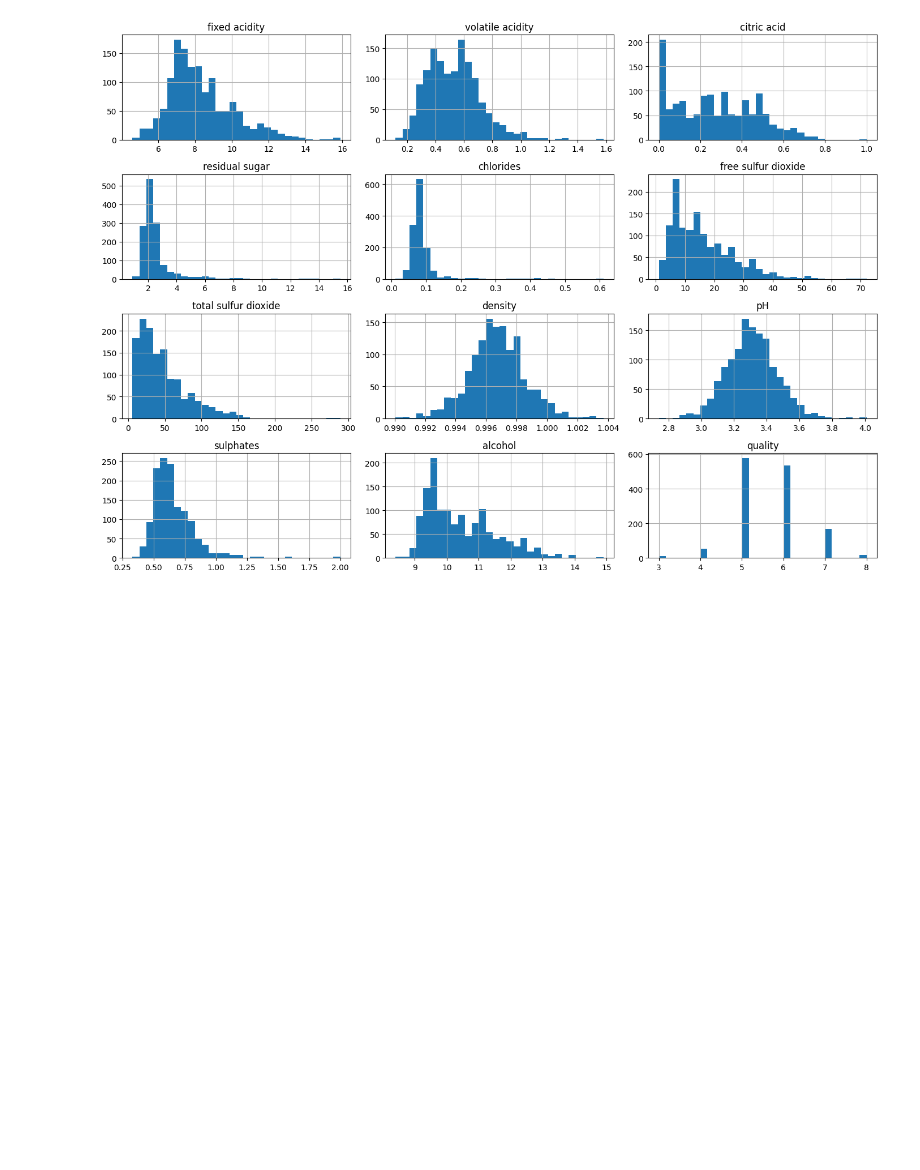
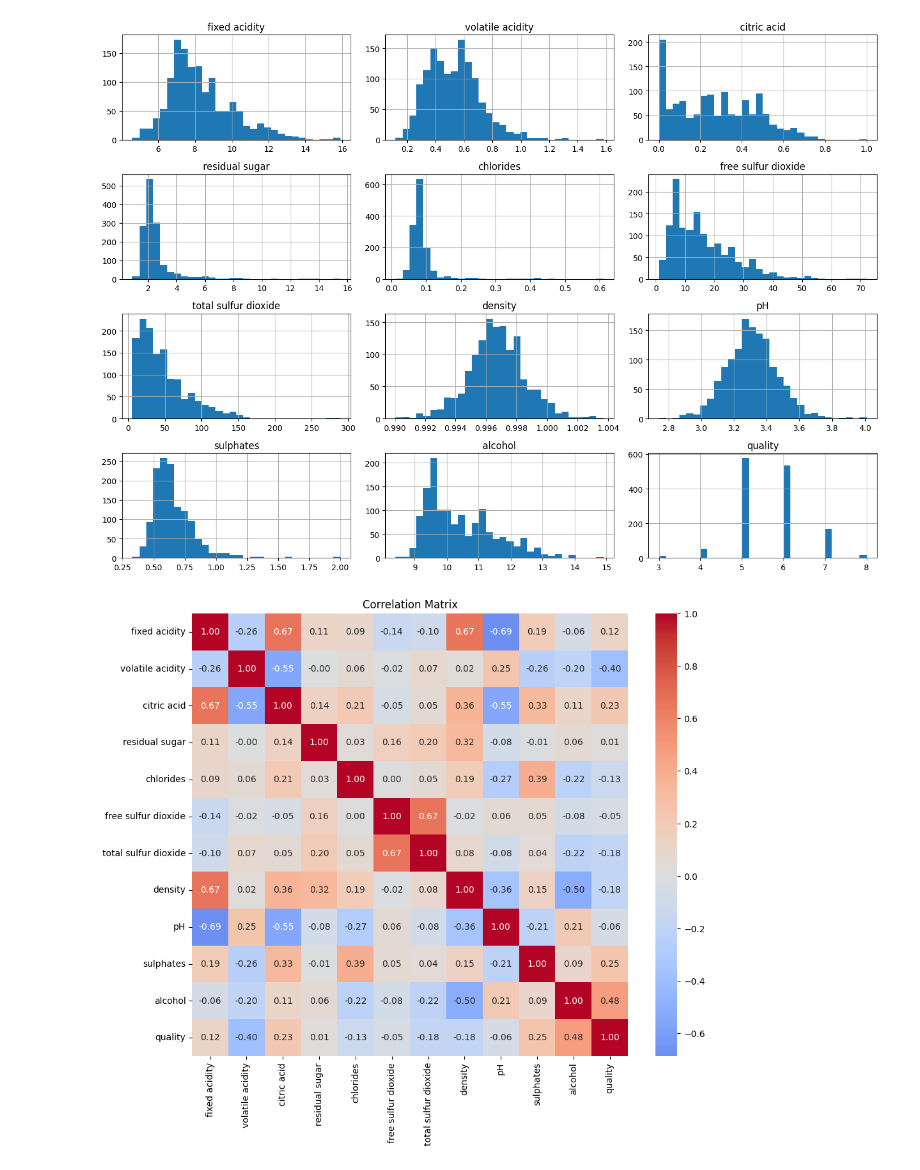
Before and after one commit to bratzaharia/django-react-CRUD, a Jupyter notebook: Project2_Wine_Quality_Scoring.ipynb, the cells around one changed output. Cells and saved outputs as stored; diff of their text form; code cells hidden in the pictures; blank space fills up the shorter version.

```diff
--- a/Project2_Wine_Quality_Scoring.ipynb
+++ b/Project2_Wine_Quality_Scoring.ipynb
@@ -175,3 +175,17 @@ plt.tight_layout()
 plt.show()
 # %% [output]
 [figure]
+# %%
+# Matricea de corelatie
+plt.figure(figsize=(11,9))
+sns.heatmap(
+    df.corr(),
+    annot=True,
+    fmt=".2f",
+    cmap="coolwarm",
+    center=0
+)
+plt.title("Correlation Matrix")
+plt.show()
+# %% [output]
+[figure, added]
```
Also changed, not shown: parts of 5 cells of this notebook.
